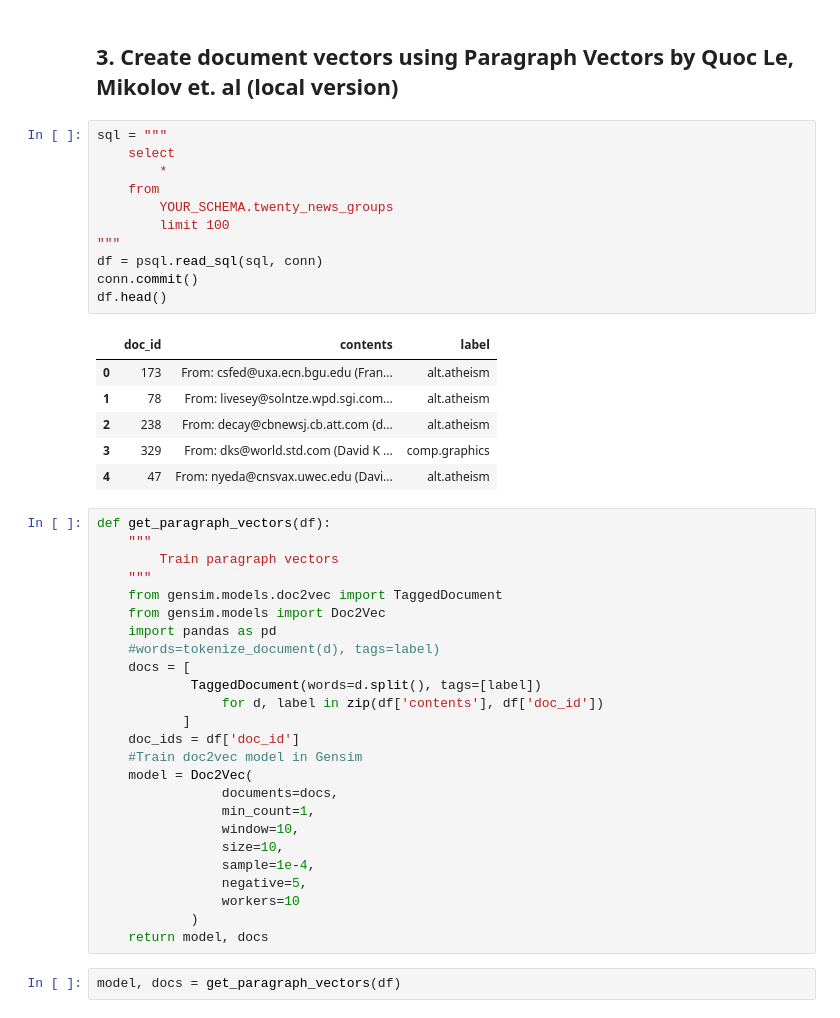
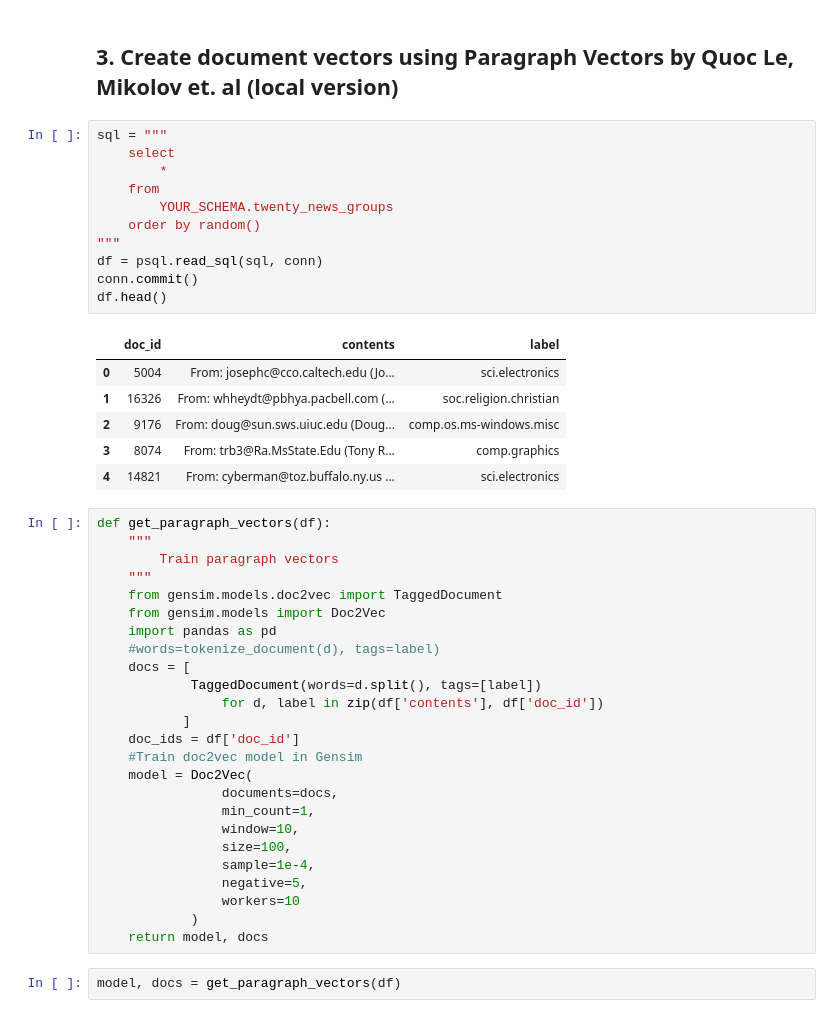
Before and after one commit to vatsan/text_analytics_on_mpp, a Jupyter notebook: neural_language_models/01_news_groups_doc2vec.ipynb, the cells around one changed output. Drawn from its saved outputs; the diff is of its cells as text.

```diff
--- a/neural_language_models/01_news_groups_doc2vec.ipynb
+++ b/neural_language_models/01_news_groups_doc2vec.ipynb
@@ -78,21 +78,21 @@ limit 10;
 # %%
 sql = """
     select
         *
     from
         YOUR_SCHEMA.twenty_news_groups
-        limit 100
+    order by random()
 """
 df = psql.read_sql(sql, conn)
 conn.commit()
 df.head()
 # %% [output]
 |  | doc_id | contents | label |
-| 0 | 173 | From: csfed@uxa.ecn.bgu.edu (Fran... | alt.atheism |
-| 1 | 78 | From: livesey@solntze.wpd.sgi.com... | alt.atheism |
-| 2 | 238 | From: decay@cbnewsj.cb.att.com (d... | alt.atheism |
-| 3 | 329 | From: dks@world.std.com (David K ... | comp.graphics |
-| 4 | 47 | From: nyeda@cnsvax.uwec.edu (Davi... | alt.atheism |
+| 0 | 5004 | From: josephc@cco.caltech.edu (Jo... | sci.electronics |
+| 1 | 16326 | From: whheydt@pbhya.pacbell.com (... | soc.religion.christian |
+| 2 | 9176 | From: doug@sun.sws.uiuc.edu (Doug... | comp.os.ms-windows.misc |
+| 3 | 8074 | From: trb3@Ra.MsState.Edu (Tony R... | comp.graphics |
+| 4 | 14821 | From: cyberman@toz.buffalo.ny.us ... | sci.electronics |
 # %%
 def get_paragraph_vectors(df):
     """
@@ -112,7 +112,7 @@ def get_paragraph_vectors(df):
                 documents=docs,
                 min_count=1,
                 window=10,
-                size=10,
+                size=100,
                 sample=1e-4,
                 negative=5,
                 workers=10
```
Also changed, not shown: parts of 11 cells of this notebook.
